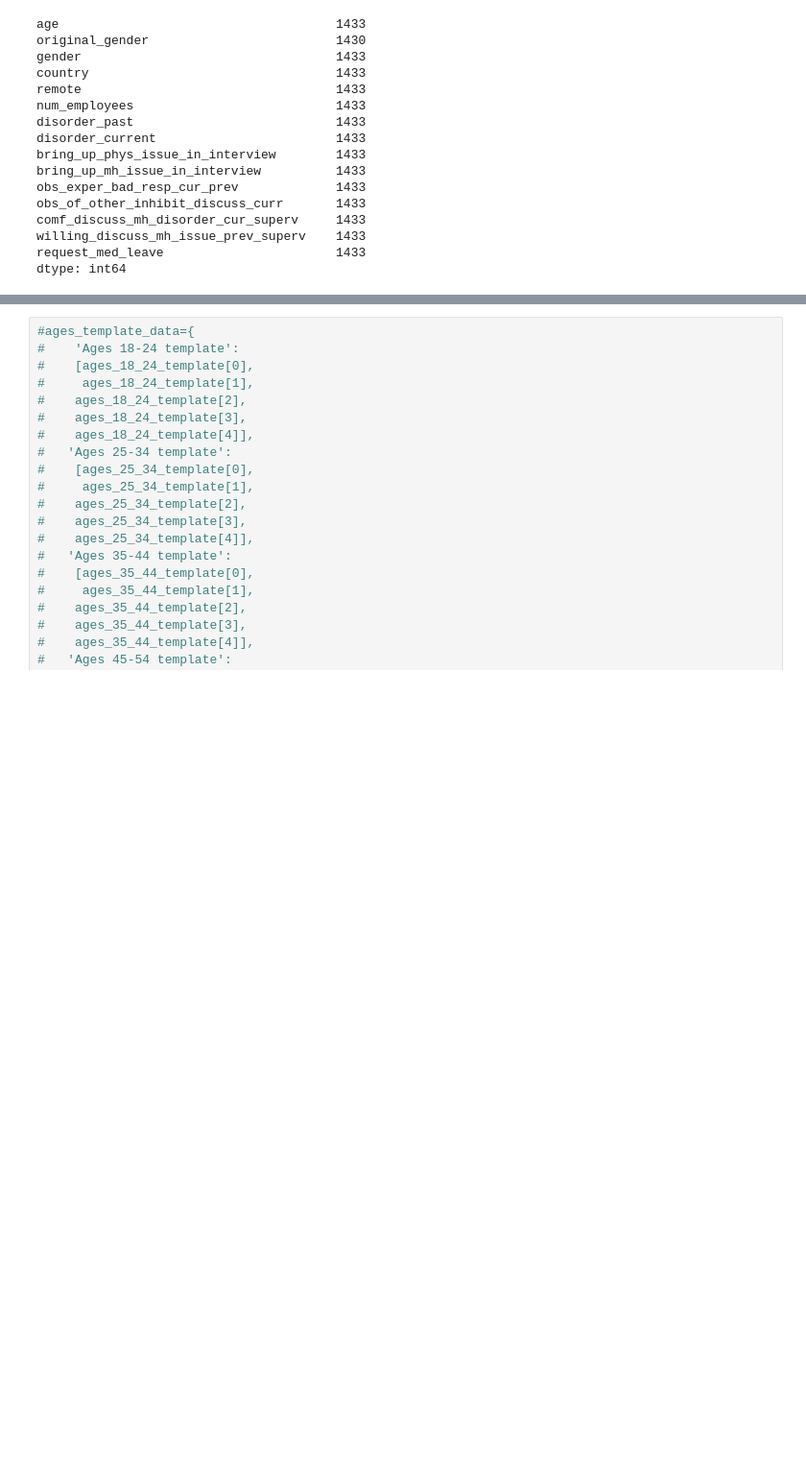
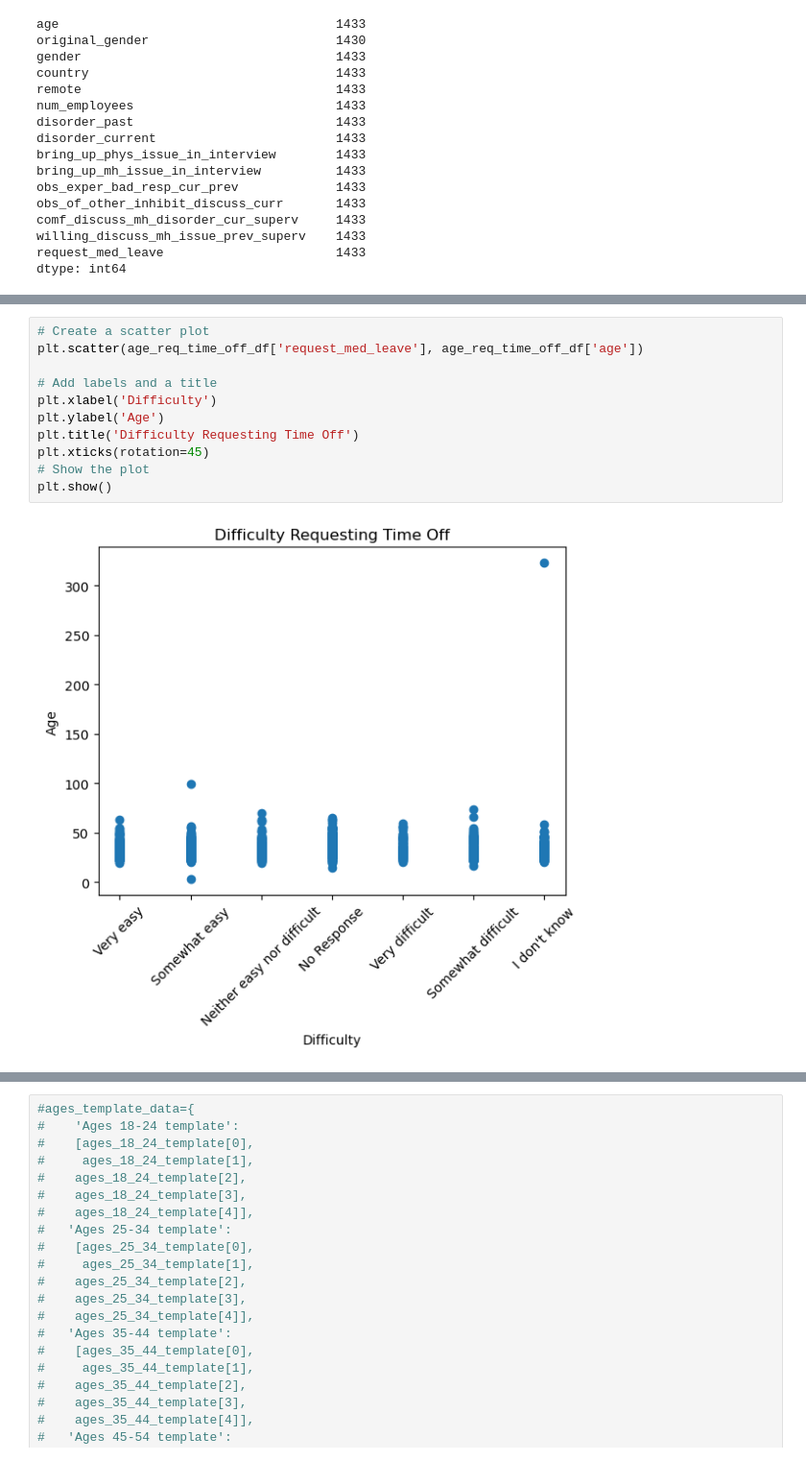
Before and after one commit to SecondHandSushi/Project-1-Mental-Tech, a Jupyter notebook: Project-1.ipynb, the cells around one changed output, grey strips where cells are left out. Shown at 96% size. Drawn from its saved outputs; the diff is of its cells as text; blank space fills up the shorter version.

```diff
--- a/Project-1.ipynb
+++ b/Project-1.ipynb
@@ -290,0 +402,13 @@ Name: count, dtype: int64
+# %%
+# Create a scatter plot
+plt.scatter(age_req_time_off_df['request_med_leave'], age_req_time_off_df['age'])
+
+# Add labels and a title
+plt.xlabel('Difficulty')
+plt.ylabel('Age')
+plt.title('Difficulty Requesting Time Off')
+plt.xticks(rotation=45)
+# Show the plot
+plt.show()
+# %% [output]
+[figure, added]
```
Also changed, not shown: parts of 43 cells of this notebook, 1 other file.
